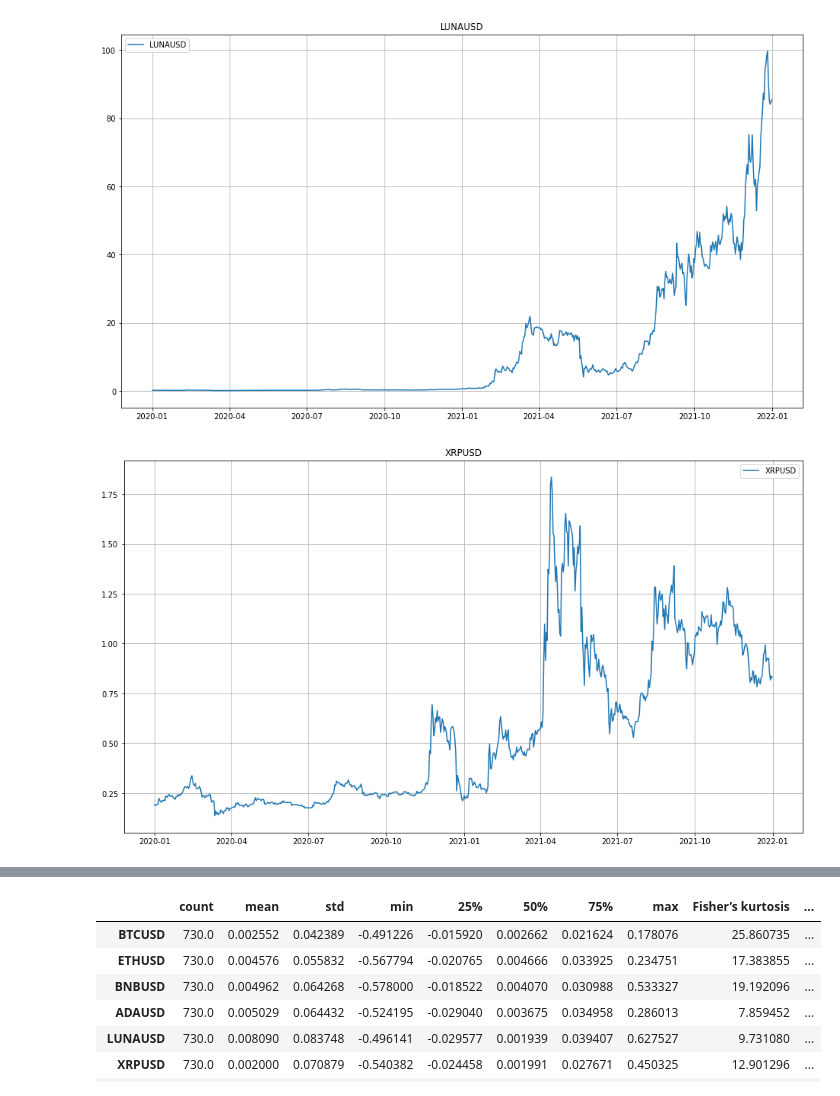
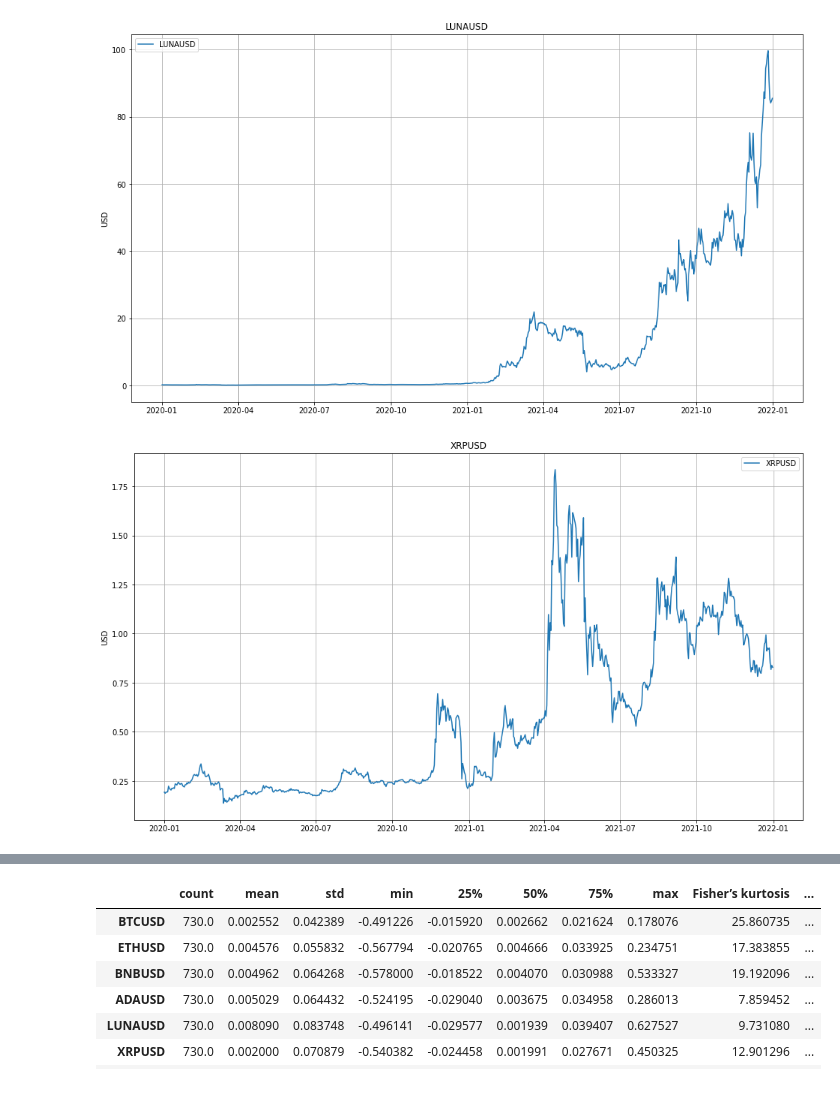
Before and after one commit to TzuH-Hsu/Crypto_PairsTrading, a Jupyter notebook: result.ipynb, the cells around one changed output, grey strips where cells are left out. Cells and saved outputs as stored; diff of their text form; code cells hidden in the pictures.

```diff
--- a/result.ipynb
+++ b/result.ipynb
@@ -27,6 +27,7 @@ for crypto in prices_df.columns:
     plt.plot(prices_df[crypto], label = crypto)
     plt.title(crypto)
     plt.legend()
+    plt.ylabel('USD')
     plt.grid()
     plt.show()
 # %% [output]
@@ -37,2 +38,2 @@ for crypto in prices_df.columns:
-[figure, old version]
+[figure, new version]
-[figure, old version]
+[figure, new version]
```
Also changed, not shown: parts of 9 cells of this notebook, 2 other files.
